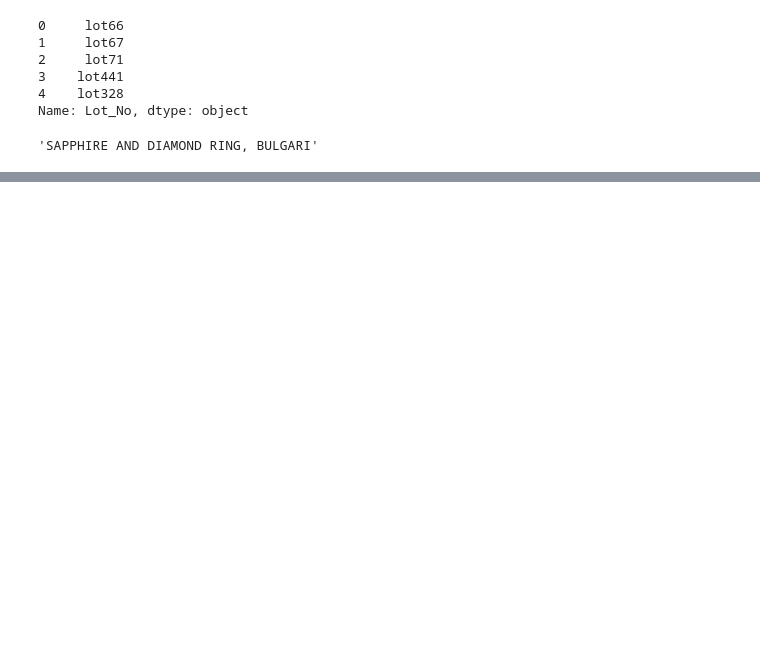
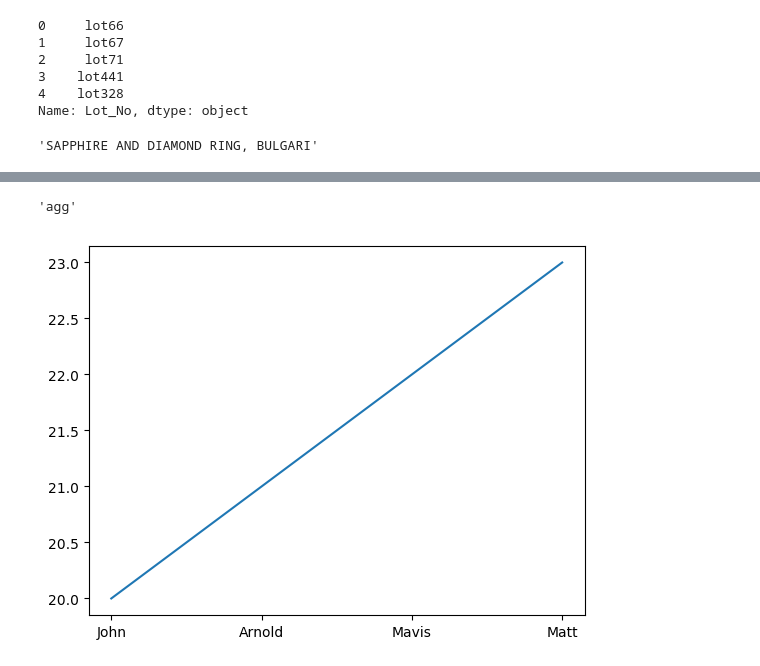
Before and after one commit to javawillch/spider_auction, a Jupyter notebook: data visualization with python.ipynb, the cells around one changed output, grey strips where cells are left out. Cells and saved outputs as stored; diff of their text form; code cells hidden in the pictures; blank space fills up the shorter version.

Commit message:
show String on x axie

```diff
--- a/data visualization with python.ipynb
+++ b/data visualization with python.ipynb
@@ -68,0 +70,15 @@ diamond
+# %%
+plt.get_backend()
+# %% [output]
+'agg'
+# %%
+import numpy as np
+
+x = np.array([0,1,2,3])
+y = np.array([20,21,22,23])
+my_xticks = ['John','Arnold','Mavis','Matt']
+plt.xticks(x, my_xticks)
+plt.plot(x, y)
+plt.show()
+# %% [output]
+[figure, added]
```
Also changed, not shown: parts of 6 cells of this notebook, 1 other file.
